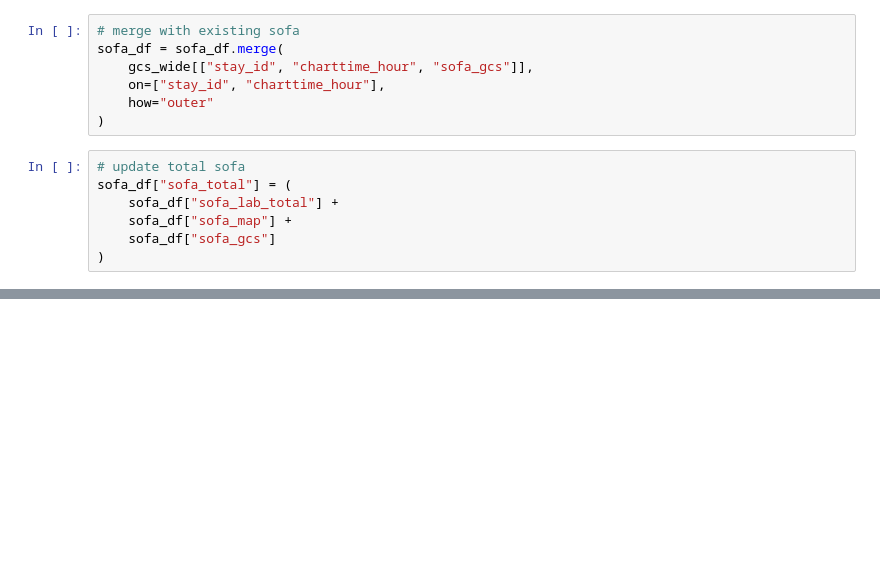
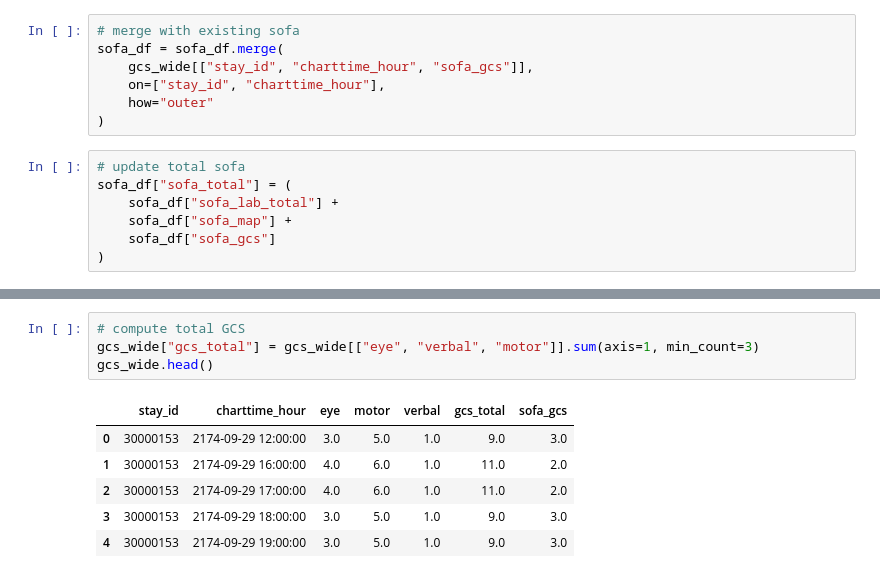
Before and after one commit to hamdikhasawneh/AI-sepsis, a Jupyter notebook: notebooks/01_data_preprocessing.ipynb, the cells around one changed output, grey strips where cells are left out. Drawn from its saved outputs; the diff is of its cells as text; blank space fills up the shorter version.

```diff
--- a/notebooks/01_data_preprocessing.ipynb
+++ b/notebooks/01_data_preprocessing.ipynb
@@ -1303,0 +1318,11 @@ gcs_wide.shape
+# %%
+# compute total GCS
+gcs_wide["gcs_total"] = gcs_wide[["eye", "verbal", "motor"]].sum(axis=1, min_count=3)
+gcs_wide.head()
+# %% [output]
+|  | stay_id | charttime_hour | eye | motor | verbal | gcs_total | sofa_gcs |
+| 0 | 30000153 | 2174-09-29 12:00:00 | 3.0 | 5.0 | 1.0 | 9.0 | 3.0 |
+| 1 | 30000153 | 2174-09-29 16:00:00 | 4.0 | 6.0 | 1.0 | 11.0 | 2.0 |
+| 2 | 30000153 | 2174-09-29 17:00:00 | 4.0 | 6.0 | 1.0 | 11.0 | 2.0 |
+| 3 | 30000153 | 2174-09-29 18:00:00 | 3.0 | 5.0 | 1.0 | 9.0 | 3.0 |
+| 4 | 30000153 | 2174-09-29 19:00:00 | 3.0 | 5.0 | 1.0 | 9.0 | 3.0 |
```
Also changed, not shown: parts of 62 cells of this notebook.
